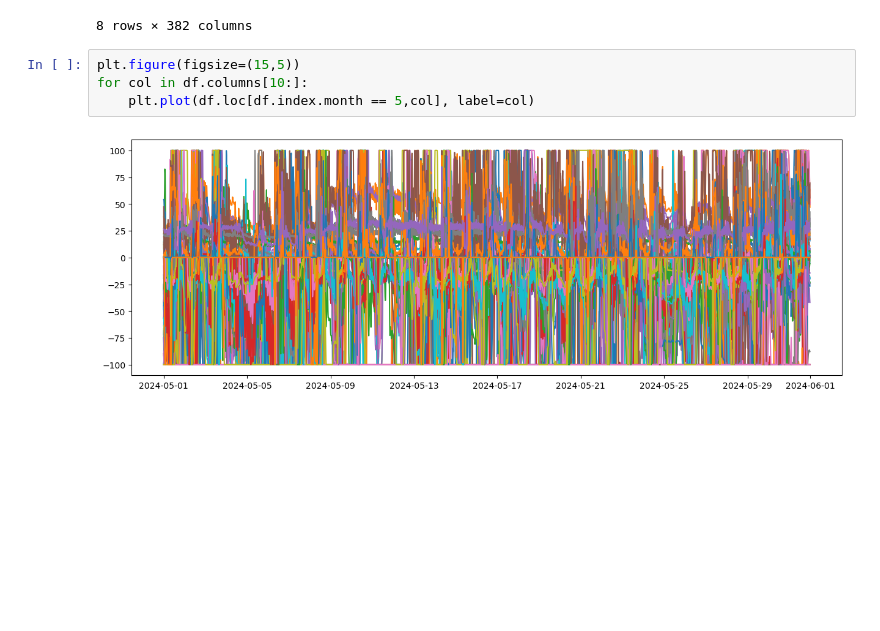
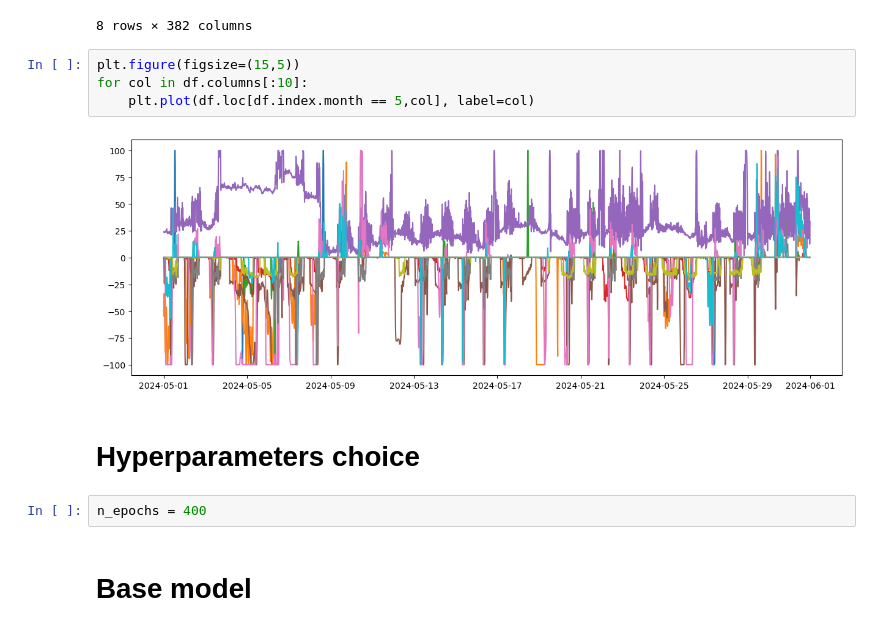
Before and after one commit to AlexisBnnft/Deep_Building, a Jupyter notebook: Loading_data.ipynb, the cells around one changed output. Cells and saved outputs as stored; diff of their text form; blank space fills up the shorter version.

```diff
--- a/Loading_data.ipynb
+++ b/Loading_data.ipynb
@@ -150,10 +150,16 @@ df.describe()
 8 rows × 382 columns
 # %%
 plt.figure(figsize=(15,5))
-for col in df.columns[10:]:
+for col in df.columns[:10]:
     plt.plot(df.loc[df.index.month == 5,col], label=col)
 # %% [output]
-[figure, old version]
+[figure, new version]
+# %% [markdown]
+# Hyperparameters choice
+# %%
+n_epochs = 400
+# %% [markdown]
+# Base model
 # %%
 # Make sure both dataframes have datetime indices
 df.index = pd.to_datetime(df.index)
```
Also changed, not shown: parts of 6 cells of this notebook, 4 other files.
